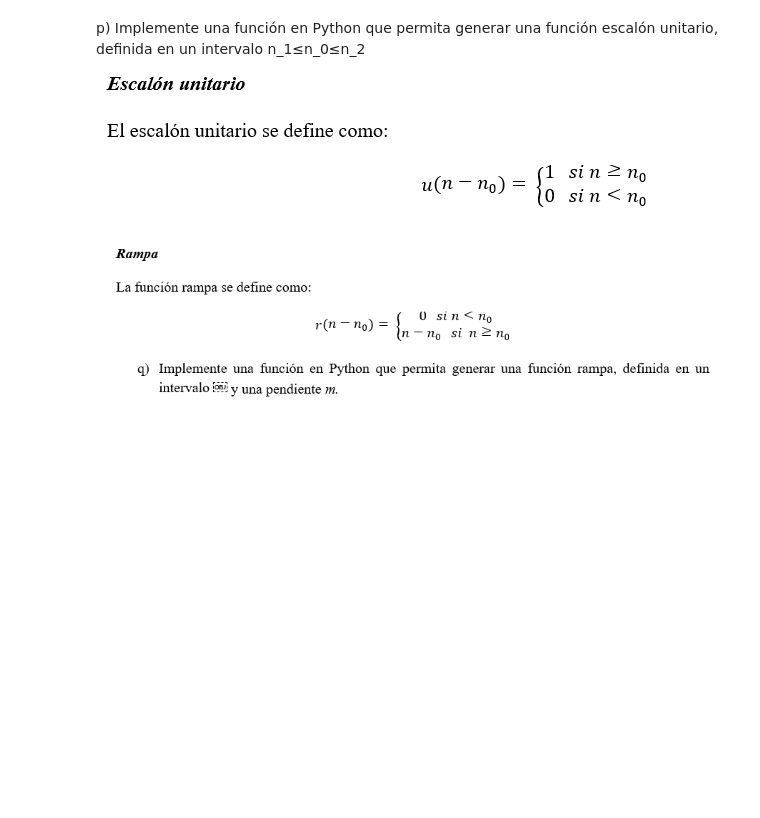
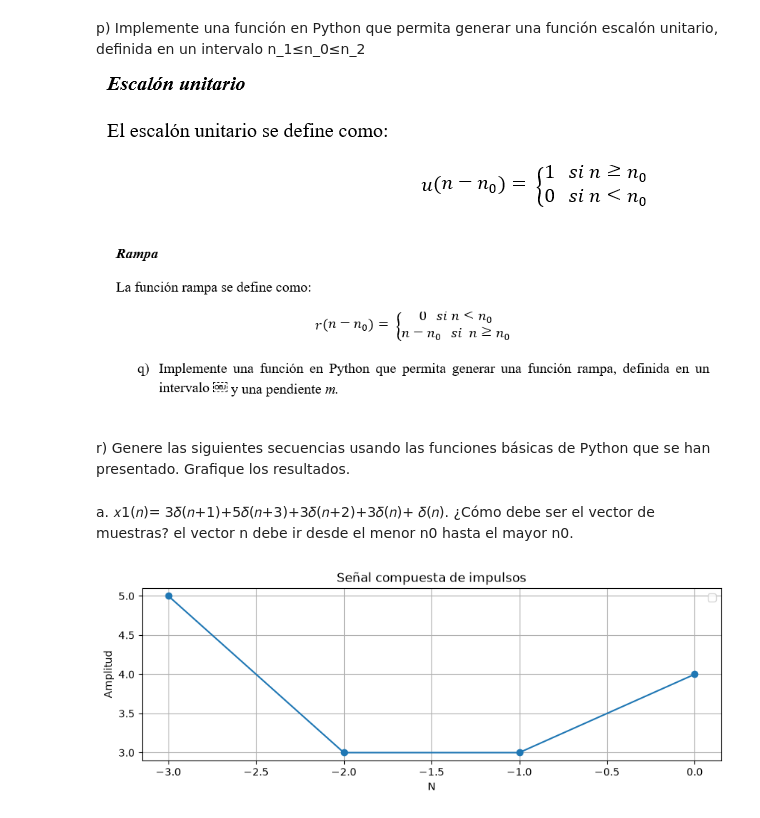
Before and after one commit to luisfmontoyaf/Biosenales_Luis_Montoya_Karly_Tarazona, a Jupyter notebook: practica1.ipynb, the cells around one changed output. Drawn from its saved outputs; the diff is of its cells as text; code cells hidden in the pictures; blank space fills up the shorter version.

Commit message:
Parte de representación de señales discretas terminada. Problema en punto t lteral b.

```diff
--- a/practica1.ipynb
+++ b/practica1.ipynb
@@ -193,3 +196,30 @@ def rampseq(n0, n1, n2, m):
     x = m * (n - n0) * ((n - n0) >= 0)
 
     return x, n
+# %% [markdown]
+r) Genere las siguientes secuencias usando las funciones básicas de Python que se han presentado. Grafique los resultados.
+# %% [markdown]
+a. 𝑥1(𝑛)= 3𝛿(𝑛+1)+5𝛿(𝑛+3)+3𝛿(𝑛+2)+3𝛿(𝑛)+ 𝛿(𝑛). ¿Cómo debe ser el vector de muestras?
+el vector n debe ir desde el menor n0 hasta el mayor n0.
+# %%
+#Se usa estos mismos valores para todos los segmentos del vector que se va a crear.
+n1, n2 = -3, 0
+
+# Se evalúan las funciones sobre los mismos n1 y n2 y se guarda el vector n solo una vez. Se usa _ para almacenar temporalmente.
+x_m3, n = impseq(n0=-3, n1=n1, n2=n2)
+x_m2, _ = impseq(n0=-2, n1=n1, n2=n2)
+x_m1, _ = impseq(n0=-1, n1=n1, n2=n2)
+x_0, _ = impseq(n0=0, n1=n1, n2=n2)
+
+# Ahora sí se suman y se escalan
+x1 = 5 * x_m3 + 3 * x_m2 + 3 * x_m1 + 4 * x_0
+
+fig = plt.figure(figsize=(10, 3))
+plt.plot(n, x1,  marker='o')
+plt.title("Señal compuesta de impulsos")
+plt.xlabel("N")
+plt.ylabel("Amplitud")
+plt.legend()
+plt.grid()
+# %% [output]
+[figure, added]
```
Also changed, not shown: parts of 23 cells of this notebook.
